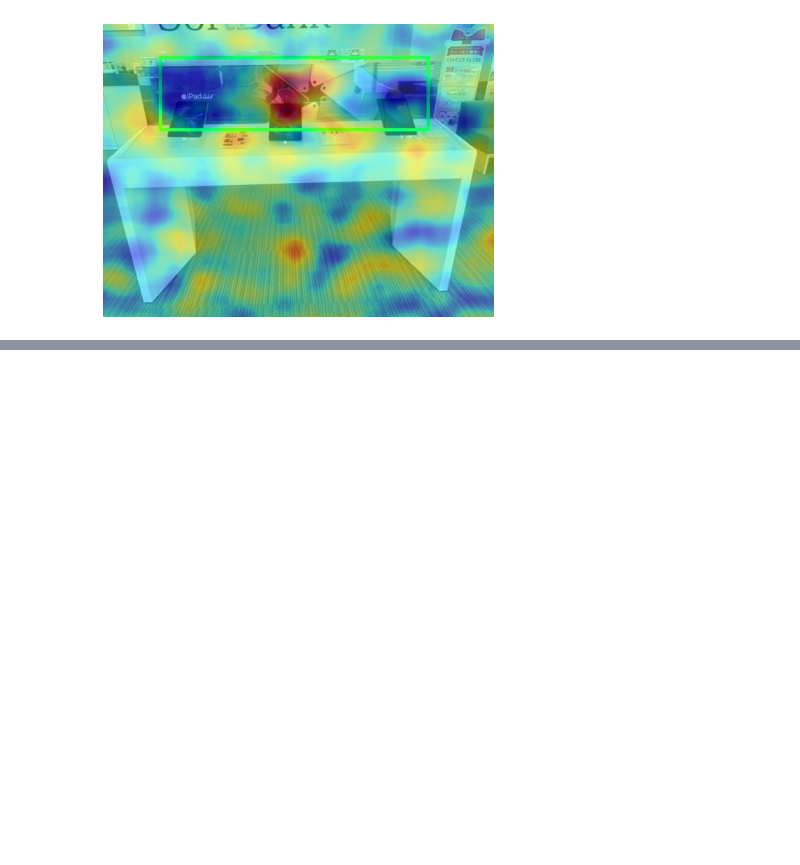
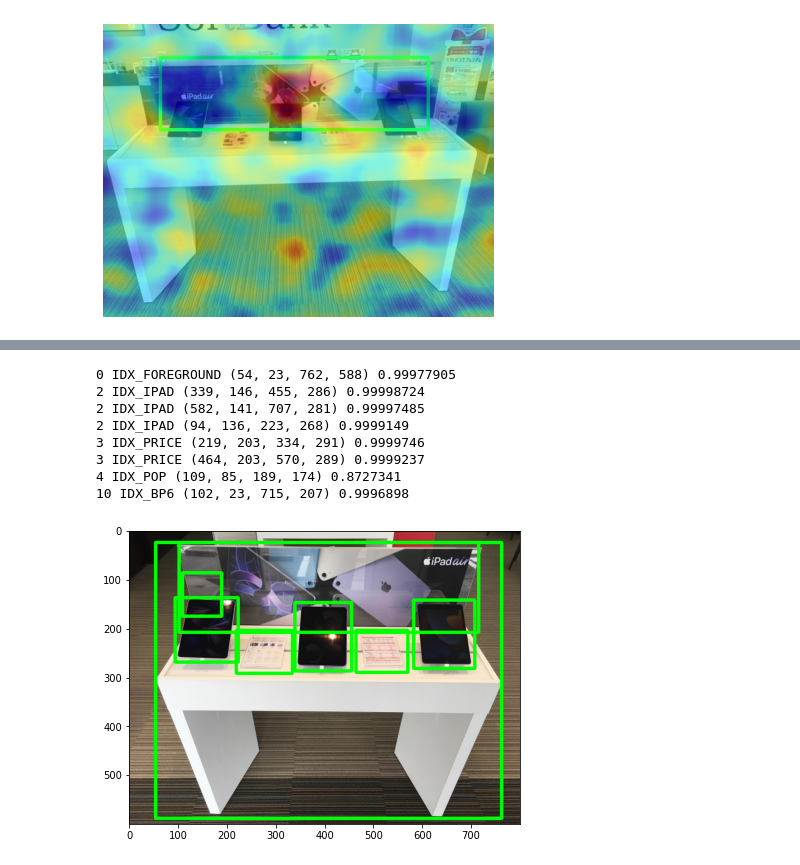
Before and after one commit to sbappleai/pytorch_D-RISE, a Jupyter notebook: 2022-spring.ipynb, the cells around one changed output, grey strips where cells are left out. Cells and saved outputs as stored; diff of their text form; code cells hidden in the pictures; blank space fills up the shorter version.

```diff
--- a/2022-spring.ipynb
+++ b/2022-spring.ipynb
@@ -215,0 +224,24 @@ plt.show()
+# %%
+out = inference_detector(model, image)
+res = image.copy()
+for i, pred in enumerate(out):
+    for *box, score in pred:
+        if score < 0.5:
+            break
+        box = tuple(np.round(box).astype(int).tolist())
+        print(i, label_names[i], box, score)
+        cv2.rectangle(res, box[:2], box[2:], (0, 255, 0), 5)
+
+plt.figure(figsize=(7, 7))
+plt.imshow(res[:, :, ::-1])
+plt.show()
+# %% [output]
+0 IDX_FOREGROUND (54, 23, 762, 588) 0.99977905
+2 IDX_IPAD (339, 146, 455, 286) 0.99998724
+2 IDX_IPAD (582, 141, 707, 281) 0.99997485
+2 IDX_IPAD (94, 136, 223, 268) 0.9999149
+3 IDX_PRICE (219, 203, 334, 291) 0.9999746
+3 IDX_PRICE (464, 203, 570, 289) 0.9999237
+4 IDX_POP (109, 85, 189, 174) 0.8727341
+10 IDX_BP6 (102, 23, 715, 207) 0.9996898
+[figure, added]
```
Also changed, not shown: parts of 7 cells of this notebook.
